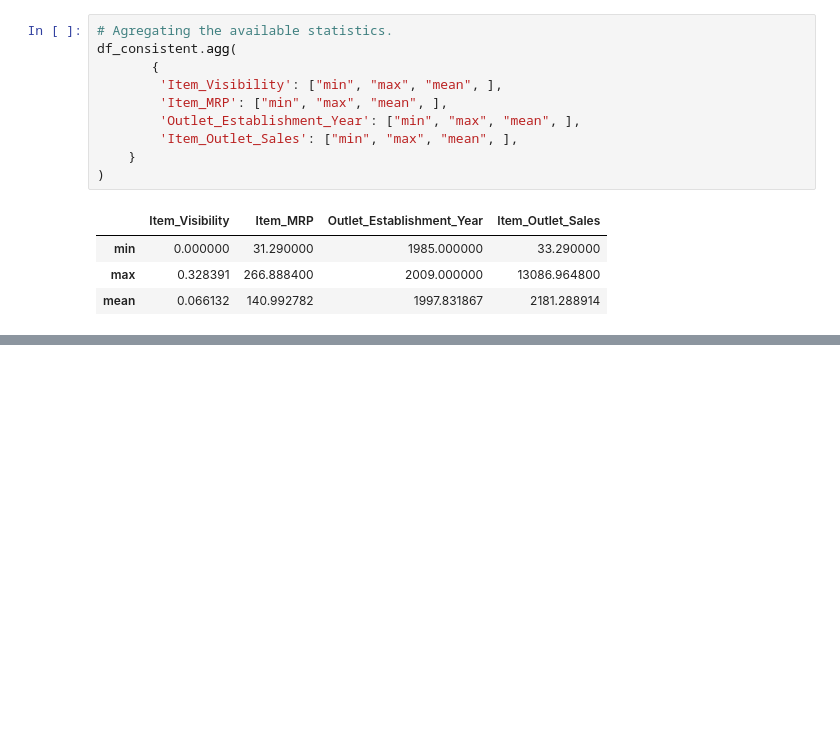
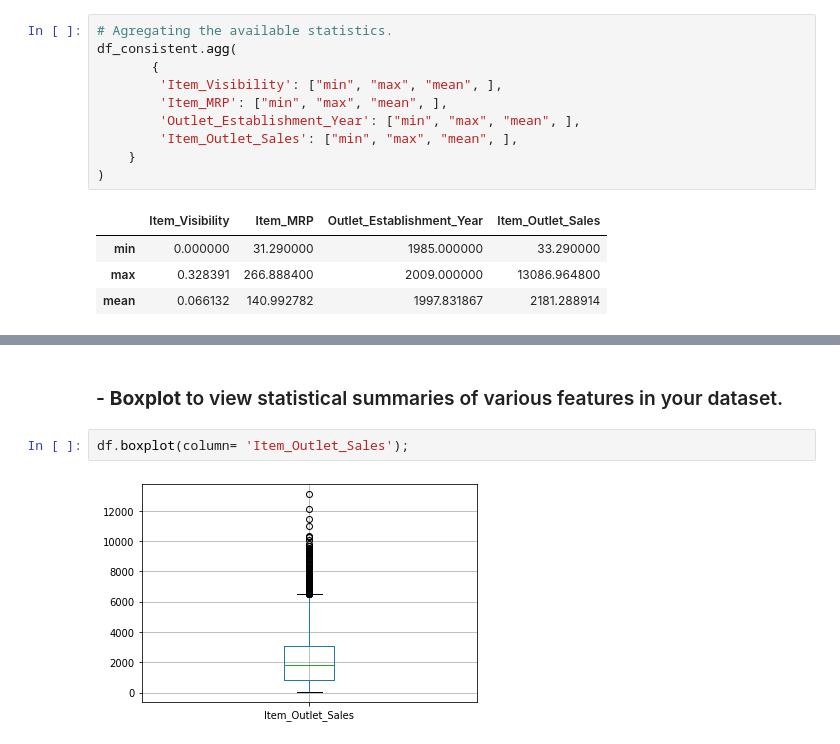
Before and after one commit to Olmaro/Olmaro, a Jupyter notebook: food_sales_predictions.ipynb, the cells around one changed output, grey strips where cells are left out. Saved outputs shown, nothing was run; the diff lists cells and outputs as text; blank space fills up the shorter version.

```diff
--- a/food_sales_predictions.ipynb
+++ b/food_sales_predictions.ipynb
@@ -218,0 +228,6 @@ df_consistent.agg(
+# %% [markdown]
+### - **Boxplot** to view statistical summaries of various features in your dataset.
+# %%
+df.boxplot(column= 'Item_Outlet_Sales');
+# %% [output]
+[figure, added]
```
Also changed, not shown: parts of 23 cells of this notebook.
